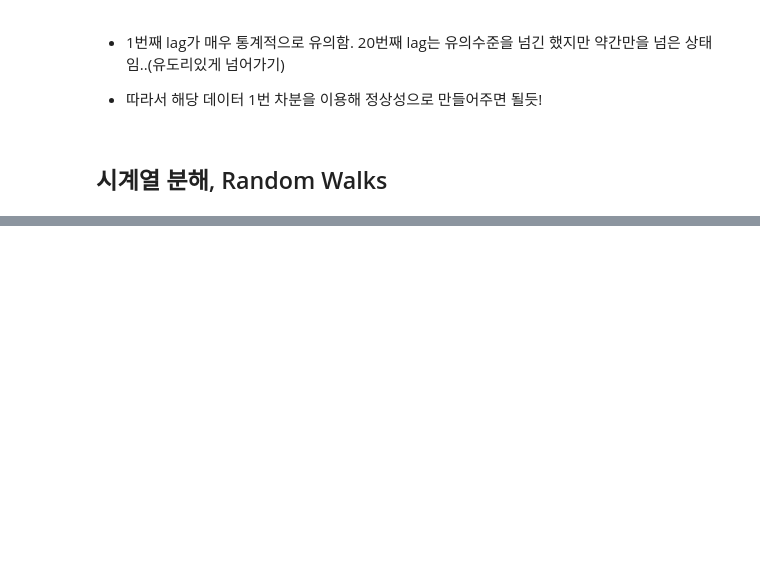
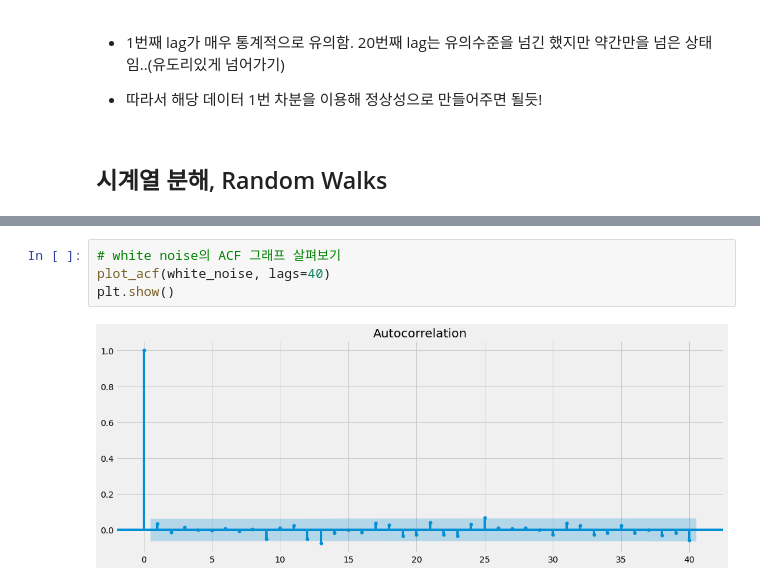
Before and after one commit to young-hun-jo/KaggleStruggle, a Jupyter notebook: TimeSeriesAnalysis/TimeSeries_transcription.ipynb, the cells around one changed output, grey strips where cells are left out. Drawn from its saved outputs; the diff is of its cells as text; blank space fills up the shorter version.

```diff
--- a/TimeSeriesAnalysis/TimeSeries_transcription.ipynb
+++ b/TimeSeriesAnalysis/TimeSeries_transcription.ipynb
@@ -429,0 +478,6 @@ plt.show()
+# %%
+# white noise의 ACF 그래프 살펴보기
+plot_acf(white_noise, lags=40)
+plt.show()
+# %% [output]
+[figure, added]
```
Also changed, not shown: parts of 25 cells of this notebook.
